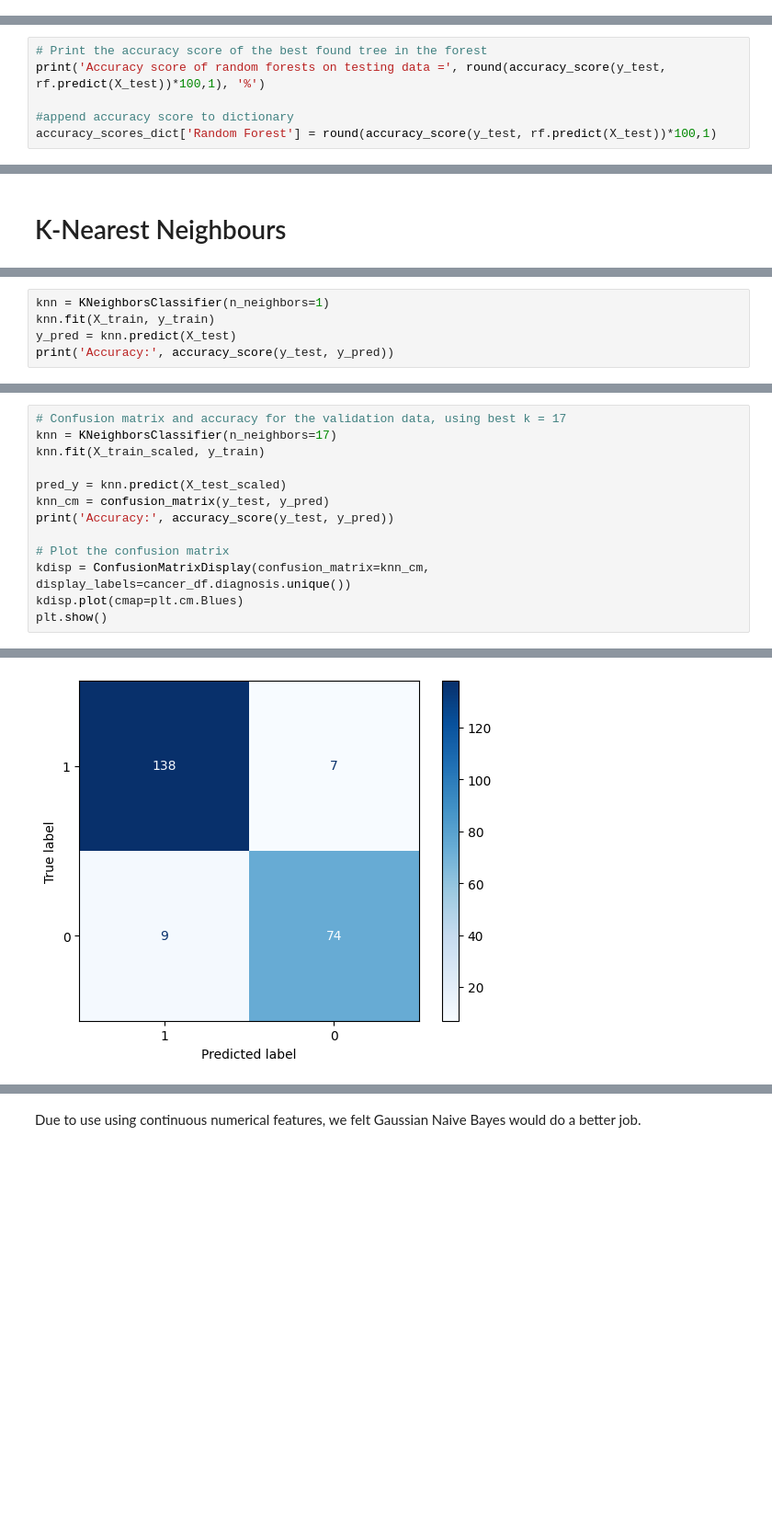
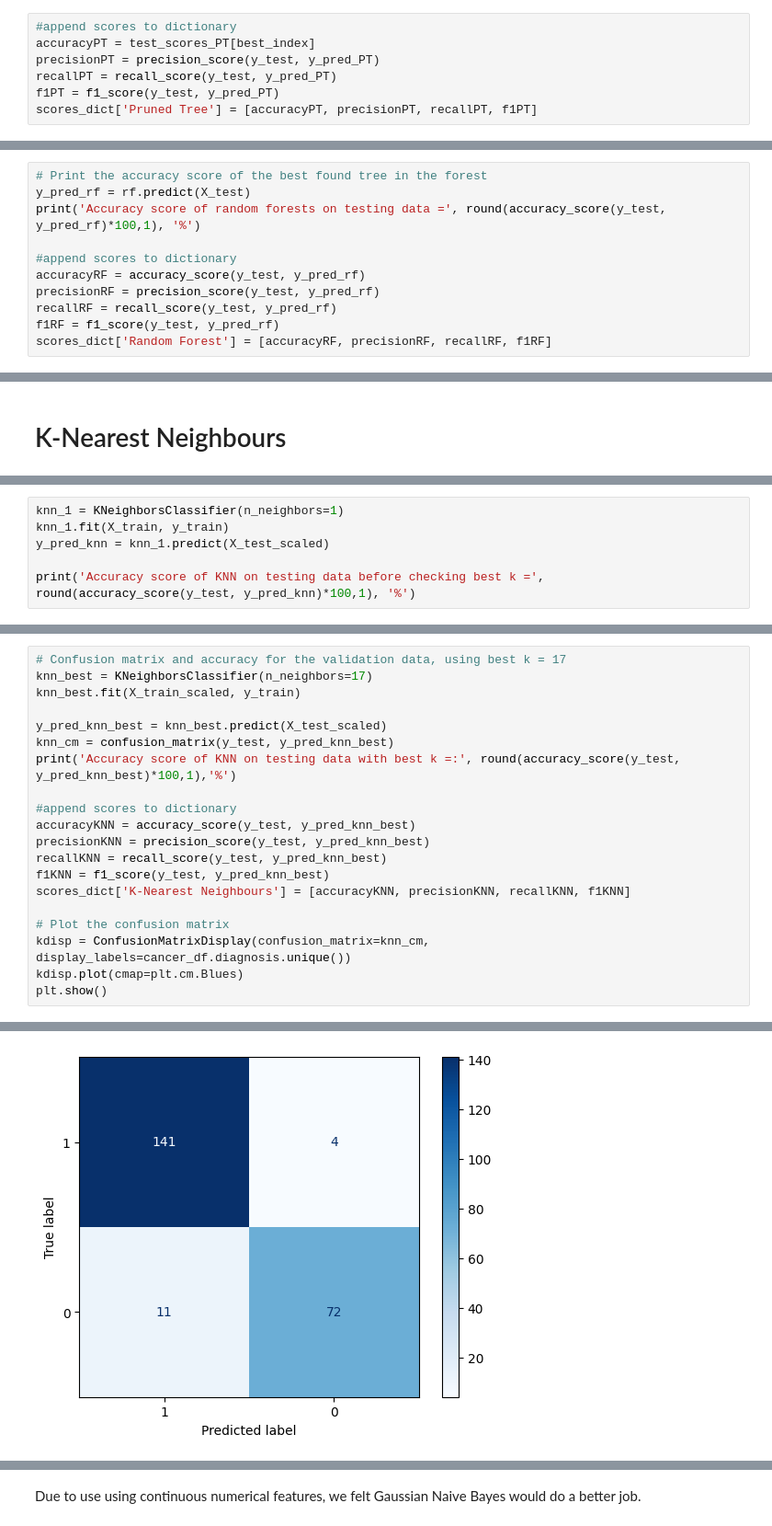
Before and after one commit to smileyfish4/BA305FINALPROJECT, a Jupyter notebook: BA305_Project.ipynb, the cells around one changed output, grey strips where cells are left out. Shown at 92% size. Drawn from its saved outputs; the diff is of its cells as text; blank space fills up the shorter version.

```diff
--- a/BA305_Project.ipynb
+++ b/BA305_Project.ipynb
@@ -286,5 +331,12 @@ cnames = ['Malignant','Benign']
 tree.plot_tree(pruned_clf, fontsize = 12, feature_names = X_train.columns, class_names = cnames, filled = True);
 # %% [output]
 [figure]
+# %%
+#append scores to dictionary
+accuracyPT = test_scores_PT[best_index]
+precisionPT = precision_score(y_test, y_pred_PT)
+recallPT = recall_score(y_test, y_pred_PT)
+f1PT = f1_score(y_test, y_pred_PT)
+scores_dict['Pruned Tree'] = [accuracyPT, precisionPT, recallPT, f1PT]
 # %%
 # Confusion matrix of pruned tree
@@ -314,8 +394,13 @@ rf.fit(X_train, y_train)
 RandomForestClassifier(n_estimators=10000, random_state=0)
 # %%
 # Print the accuracy score of the best found tree in the forest
-print('Accuracy score of random forests on testing data =', round(accuracy_score(y_test, rf.predict(X_test))*100,1), '%')
+y_pred_rf = rf.predict(X_test)
+print('Accuracy score of random forests on testing data =', round(accuracy_score(y_test, y_pred_rf)*100,1), '%')
 
-#append accuracy score to dictionary
-accuracy_scores_dict['Random Forest'] = round(accuracy_score(y_test, rf.predict(X_test))*100,1)
+#append scores to dictionary
+accuracyRF = accuracy_score(y_test, y_pred_rf)
+precisionRF = precision_score(y_test, y_pred_rf)
+recallRF = recall_score(y_test, y_pred_rf)
+f1RF = f1_score(y_test, y_pred_rf)
+scores_dict['Random Forest'] = [accuracyRF, precisionRF, recallRF, f1RF]
 # %% [output]
@@ -342,6 +449,7 @@ X_test_scaled = scaler.transform(X_test)
 # %%
-knn = KNeighborsClassifier(n_neighbors=1)
-knn.fit(X_train, y_train)
-y_pred = knn.predict(X_test)
-print('Accuracy:', accuracy_score(y_test, y_pred))
+knn_1 = KNeighborsClassifier(n_neighbors=1)
+knn_1.fit(X_train, y_train)
+y_pred_knn = knn_1.predict(X_test_scaled)
+
+print('Accuracy score of KNN on testing data before checking best k =', round(accuracy_score(y_test, y_pred_knn)*100,1), '%')
 # %% [output]
@@ -389,11 +497,18 @@ Max value = 0.9677323103154306 |  Best k = 17
 # %%
 # Confusion matrix and accuracy for the validation data, using best k = 17
-knn = KNeighborsClassifier(n_neighbors=17)
-knn.fit(X_train_scaled, y_train)
+knn_best = KNeighborsClassifier(n_neighbors=17)
+knn_best.fit(X_train_scaled, y_train)
 
-pred_y = knn.predict(X_test_scaled)
-knn_cm = confusion_matrix(y_test, y_pred)
-print('Accuracy:', accuracy_score(y_test, y_pred))
+y_pred_knn_best = knn_best.predict(X_test_scaled)
+knn_cm = confusion_matrix(y_test, y_pred_knn_best)
+print('Accuracy score of KNN on testing data with best k =:', round(accuracy_score(y_test, y_pred_knn_best)*100,1),'%')
+
+#append scores to dictionary
+accuracyKNN = accuracy_score(y_test, y_pred_knn_best)
+precisionKNN = precision_score(y_test, y_pred_knn_best)
+recallKNN = recall_score(y_test, y_pred_knn_best)
+f1KNN = f1_score(y_test, y_pred_knn_best)
+scores_dict['K-Nearest Neighbours'] = [accuracyKNN, precisionKNN, recallKNN, f1KNN]
 
 # Plot the confusion matrix
 kdisp = ConfusionMatrixDisplay(confusion_matrix=knn_cm, display_labels=cancer_df.diagnosis.unique())
@@ -404,2 +519,2 @@ Accuracy: 0.9298245614035088
-[figure, old version]
+[figure, new version]
 # %% [markdown]
```
Also changed, not shown: parts of 56 cells of this notebook.
